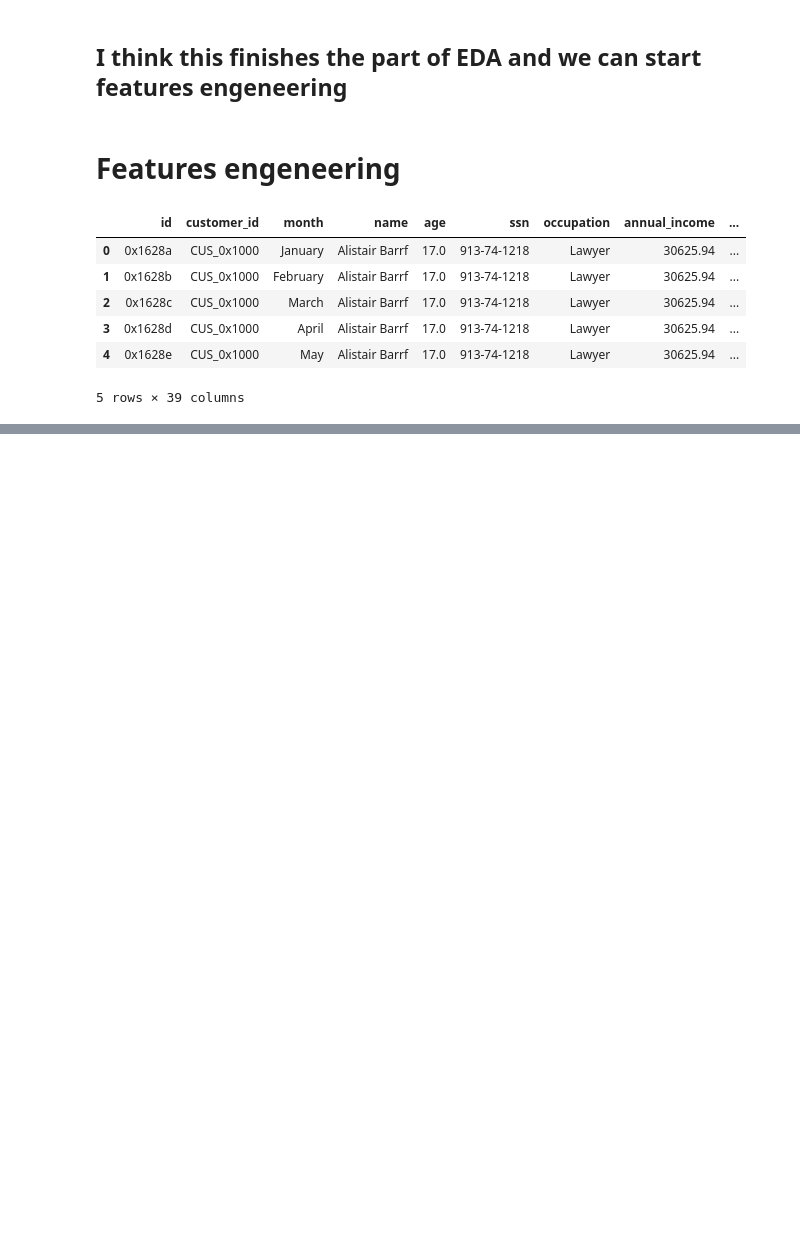
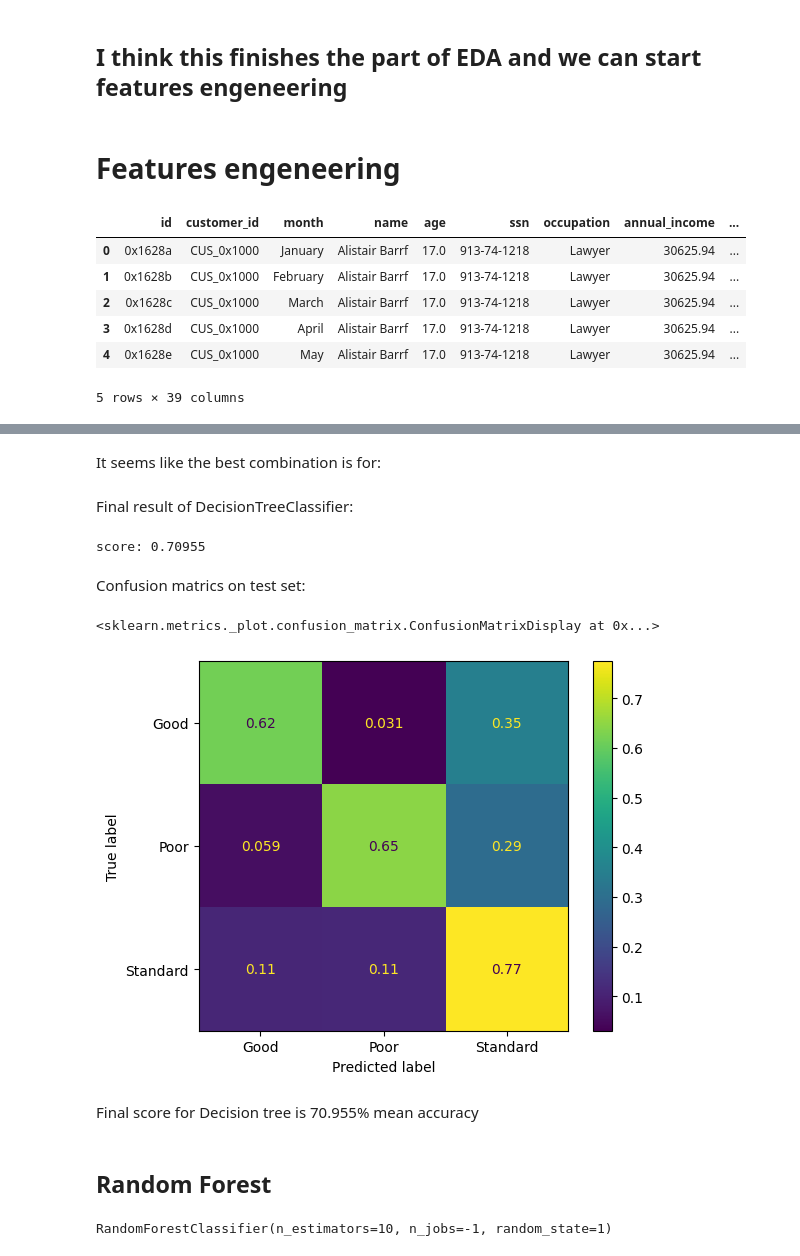
Before and after one commit to Stayermax/MLzoomcamp_midterm_project, a Jupyter notebook: dataset_eda.ipynb, the cells around one changed output, grey strips where cells are left out. Saved outputs shown, nothing was run; the diff lists cells and outputs as text; code cells hidden in the pictures; blank space fills up the shorter version.

```diff
--- a/dataset_eda.ipynb
+++ b/dataset_eda.ipynb
@@ -1447,0 +1711,32 @@ df.head()
+# %% [markdown]
+It seems like the best combination is for:
+# %%
+min_samples_leaf=1
+max_depth = 9
+# %% [markdown]
+Final result of DecisionTreeClassifier:
+# %%
+dv = DictVectorizer(sparse=False)
+X_full_train = dv.fit_transform(full_train_dicts)
+X_test = dv.transform(test_dicts)
+# %%
+dt = DecisionTreeClassifier(
+    max_depth=max_depth,
+    min_samples_leaf=min_samples_leaf
+)
+dt.fit(X_full_train, y_full_train)
+score = dt.score(X_test, y_test)
+print(f"score: {score}")
+# %% [output]
+score: 0.70955
+# %% [markdown]
+Confusion matrics on test set:
+# %%
+ConfusionMatrixDisplay.from_estimator(dt, X_test, y_test, normalize='true')
+# %% [output]
+<sklearn.metrics._plot.confusion_matrix.ConfusionMatrixDisplay at 0x...>
+[figure, added]
+# %% [markdown]
+Final score for Decision tree is 70.955% mean accuracy
+# %% [markdown]
+## Random Forest
@@ -1447,0 +1749,5 @@ df.head()
+# %%
+rf = RandomForestClassifier(n_estimators=10, random_state=1, n_jobs=-1)
+rf.fit(X_train, y_train)
+# %% [output]
+RandomForestClassifier(n_estimators=10, n_jobs=-1, random_state=1)
```
Also changed, not shown: parts of 85 cells of this notebook.
